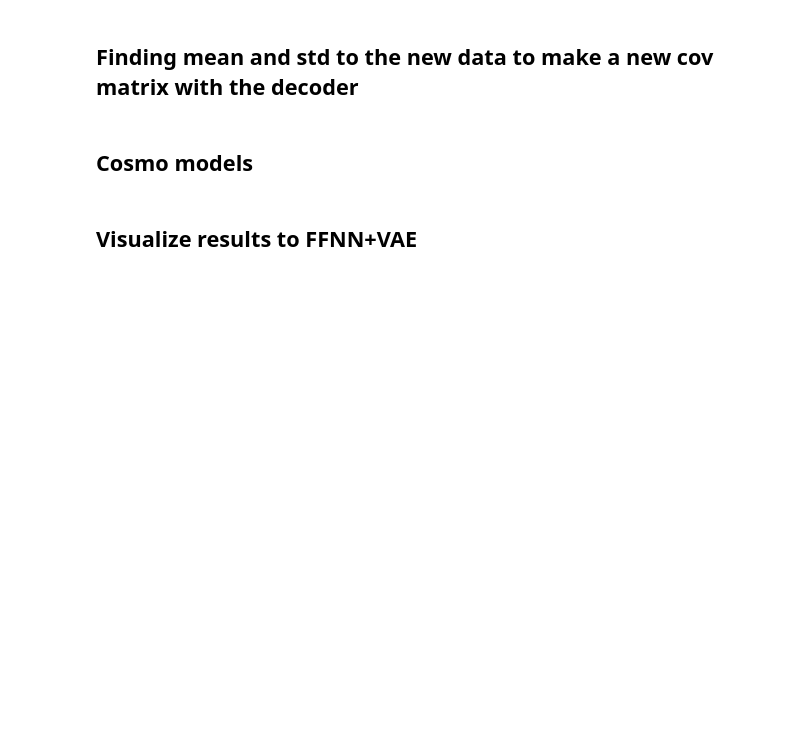
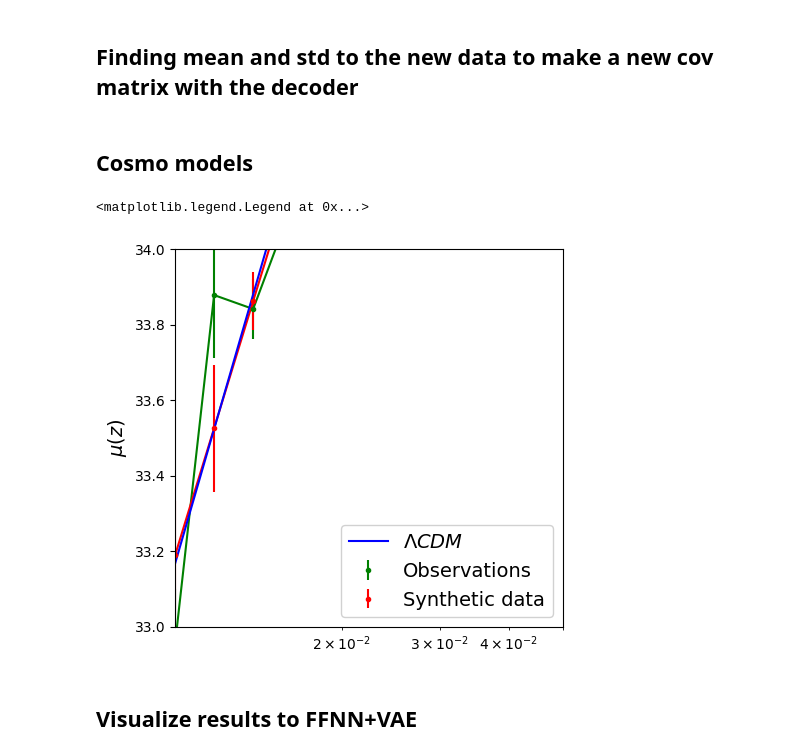
Before and after one commit to igomezv/neuralCosmoReconstruction, a Jupyter notebook: notebooks/loadVAE.ipynb, the cells around one changed output. Cells and saved outputs as stored; diff of their text form; code cells hidden in the pictures; blank space fills up the shorter version.

Commit message:
change labels

```diff
--- a/notebooks/loadVAE.ipynb
+++ b/notebooks/loadVAE.ipynb
@@ -278,6 +278,26 @@ flcdm = np.array(flcdm)
 # fowacdm1 = np.array(fowacdm1)
 # fowacdm2 = np.array(fowacdm2)
 # fowacdm3 = np.array(fowacdm3)
+# %%
+plt.figure(figsize=(5, 5), dpi=100)
+
+plt.errorbar(z_redshift, dist, yerr=np.sqrt(errors), c='g',  fmt='.', label='Observations')
+plt.plot(z_redshift, dist, c='g')
+plt.errorbar(zpoints, dlfake, yerr=np.sqrt(np.diag(newmatrixr)), c='r',  fmt='.', label='Synthetic data')
+plt.plot(zpoints, dlfake, c='r')
+plt.plot(zmodel, flcdm, label='$\Lambda CDM$', c='b')
+# axs[0].fill_between(zmodel, flcdm - 1*0.104, flcdm + 1*0.104, alpha=0.5)
+# axs[0].plot(zmodel, fowacdm1, label='CPL $w_0 = -1.09, w_a=0.3', c='m')
+plt.ylabel("$\mu(z)$", fontsize=14)
+plt.xscale('log')
+plt.xlim(1e-2, 0.05)
+plt.ylim(33,34)
+plt.xticks([])
+# plt.text(0.1, 44.5, 'FFNN', fontsize=15)
+plt.legend(fontsize=14, loc='lower right', framealpha=0.9, ncol=1)
+# %% [output]
+<matplotlib.legend.Legend at 0x...>
+[figure, added]
 # %% [markdown]
 ## Visualize results to FFNN+VAE
 # %%
```
Also changed, not shown: parts of 15 cells of this notebook.
